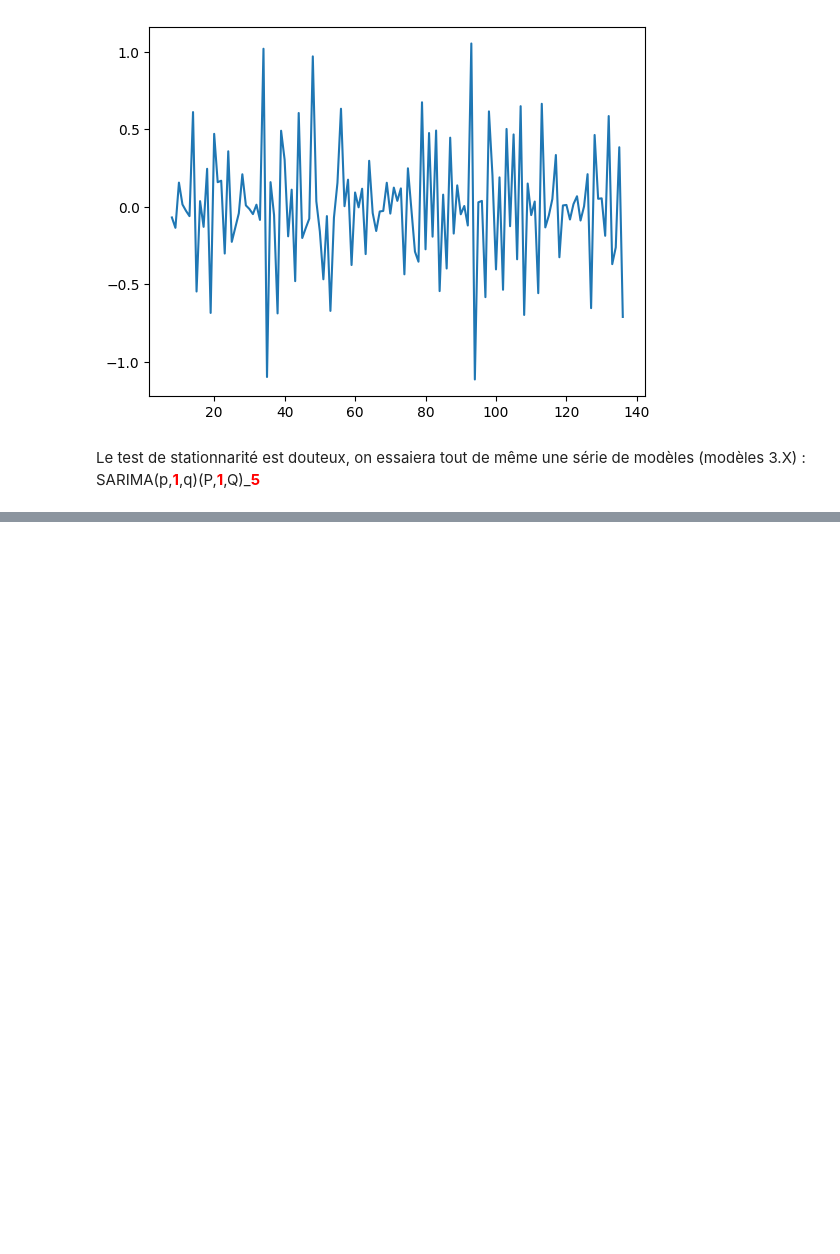
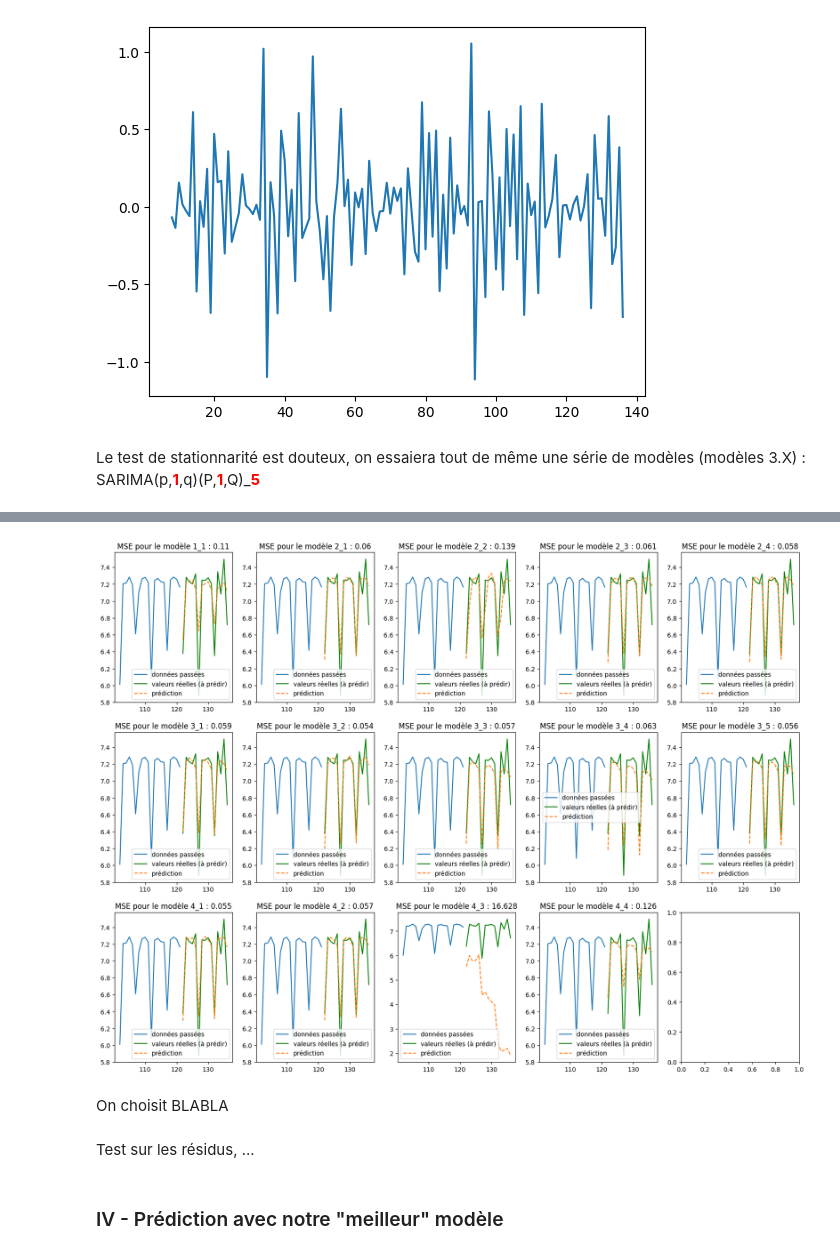
Before and after one commit to kjousselin/M2_serie_chrono, a Jupyter notebook: traitement.ipynb, the cells around one changed output, grey strips where cells are left out. Drawn from its saved outputs; the diff is of its cells as text; code cells hidden in the pictures; blank space fills up the shorter version.

```diff
--- a/traitement.ipynb
+++ b/traitement.ipynb
@@ -275,0 +608,40 @@ SyntaxError: invalid syntax (1035440523.py, line 1)
+# %%
+fig = plt.figure(figsize=(20,15))
+axs = fig.subplots(3,5)
+
+for k, mod in enumerate(liste_model):       # Parcours des 14 Modèles
+
+    # Modèle concerné
+    modele = liste_model[mod]
+
+    # Fenêtre d'affichage
+    fenetre = axs[k//5, k%5]
+
+    # Prédiction à n_p_t périodes
+    Pred = modele.get_forecast(steps=5*n_p_t).summary_frame(alpha=0.01)
+
+    # MSE
+    MSE = sum((Pred['mean']-Ldata[-5*n_p_t:])**2)/10
+
+    # Affichage des quelques valeurs précédentes
+    Ldata_tronque[-20:].plot(ax=fenetre,  label='données passées')
+
+    # Affichage des valeurs réelles en vert
+    Ldata[-5*n_p_t:].plot(color='green', ax=fenetre,  label='valeurs réelles (à prédir)')
+
+    # Affichage des prédictions en pointillé
+    Pred['mean'].plot(ax=fenetre, style='--', label='prédiction')
+
+    # Affichage du titre avec MSE arrondi au millième :
+    fenetre.set_title(f'MSE pour le modèle {mod[3:4]}_{mod[4:]} : {round(MSE,3)}')
+    fenetre.legend()
+
+plt.show()
+# %% [output]
+[figure, added]
+# %% [markdown]
+On choisit BLABLA
+# %% [markdown]
+Test sur les résidus, ...
+# %% [markdown]
+### IV - Prédiction avec notre "meilleur" modèle
```
Also changed, not shown: parts of 30 cells of this notebook, 1 other file.
